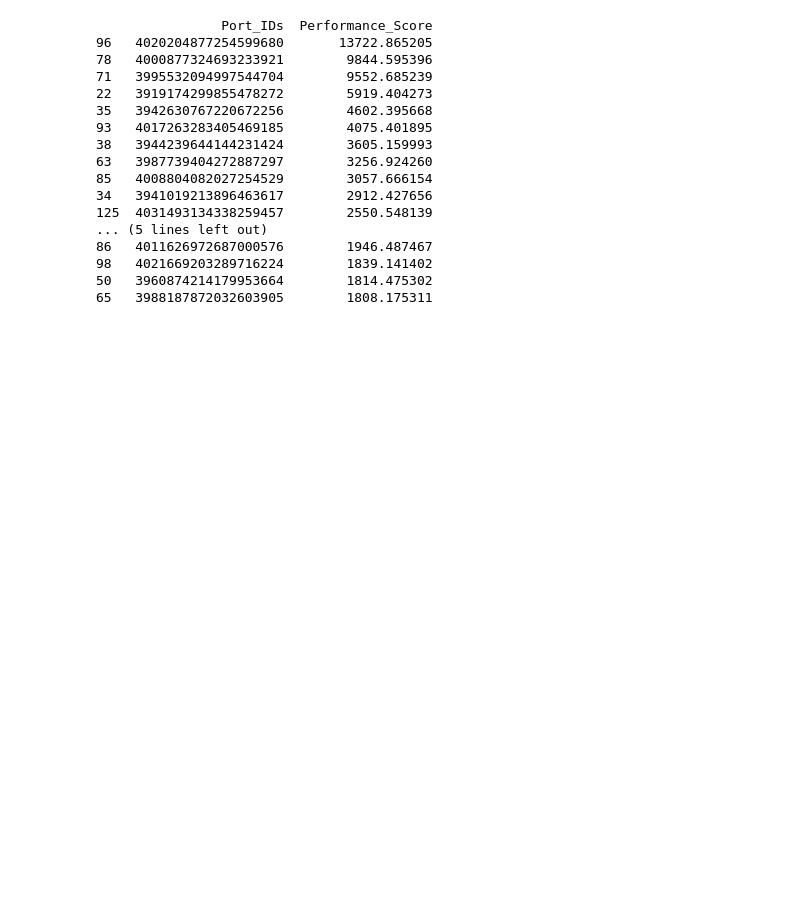
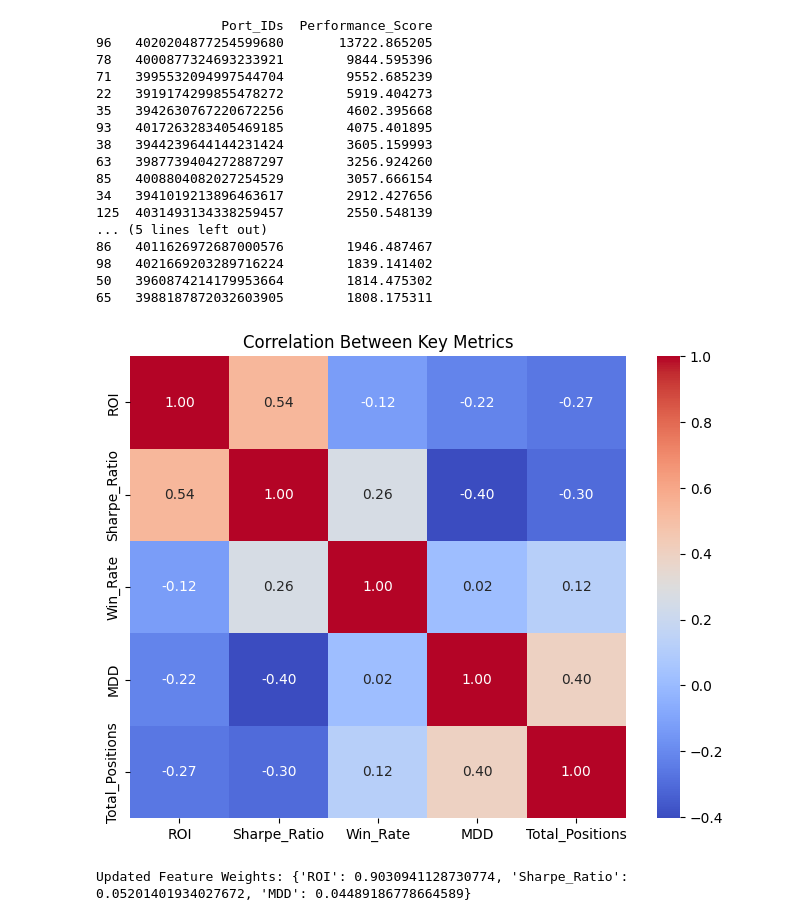
Before and after one commit to ananya472/Binance-trade-analysis, a Jupyter notebook: trade_analysis.ipynb, the cells around one changed output. Drawn from its saved outputs; the diff is of its cells as text; code cells hidden in the pictures; blank space fills up the shorter version.

```diff
--- a/trade_analysis.ipynb
+++ b/trade_analysis.ipynb
@@ -192,3 +190,63 @@ print(top_20_accounts)
 98   4021669203289716224        1839.141402
 50   3960874214179953664        1814.475302
 65   3988187872032603905        1808.175311
+# %%
+import seaborn as sns
+import matplotlib.pyplot as plt
+
+# Compute correlation
+correlation_matrix = account_metrics[['ROI', 'Sharpe_Ratio', 'Win_Rate', 'MDD', 'Total_Positions']].corr()
+
+# Heatmap visualization
+plt.figure(figsize=(8,6))
+sns.heatmap(correlation_matrix, annot=True, cmap='coolwarm', fmt=".2f")
+plt.title("Correlation Between Key Metrics")
+plt.show()
+# %% [output]
+[figure, added]
+# %%
+import xgboost as xgb
+import numpy as np
+import pandas as pd
+from sklearn.model_selection import train_test_split
+from sklearn.preprocessing import StandardScaler
+
+# Define features and target
+features = ["ROI", "Sharpe_Ratio", "MDD"]
+target = "PnL"
+
+# Split data
+X = account_metrics[features]
+y = np.sign(account_metrics[target]) * np.log1p(abs(account_metrics[target]))
+
+
+# Standardize features
+scaler = StandardScaler()
+X_scaled = scaler.fit_transform(X)
+
+# Convert back to DataFrame to avoid indexing issues
+X_scaled = pd.DataFrame(X_scaled, columns=features)
+
+X_train, X_test, y_train, y_test = train_test_split(X_scaled, y, test_size=0.2, random_state=42)
+
+# Ensure y_train is 1D
+y_train = y_train.values.ravel()
+
+# Train XGBoost model
+xgb_model = xgb.XGBRegressor(n_estimators=200, learning_rate=0.05, max_depth=4, random_state=42)
+
+xgb_model.fit(X_train, y_train)
+
+# Get feature importance scores
+feature_importance = xgb_model.feature_importances_
+
+# Convert to dictionary
+feature_importance_dict = dict(zip(features, feature_importance))
+
+# Normalize weights to sum to 1
+total_importance = sum(feature_importance_dict.values())
+feature_weights = {feature: importance / total_importance for feature, importance in feature_importance_dict.items()}
+
+print("Updated Feature Weights:", feature_weights)
+# %% [output]
+Updated Feature Weights: {'ROI': 0.9030941128730774, 'Sharpe_Ratio': 0.05201401934027672, 'MDD': 0.04489186778664589}
```
Also changed, not shown: parts of 4 cells of this notebook.
